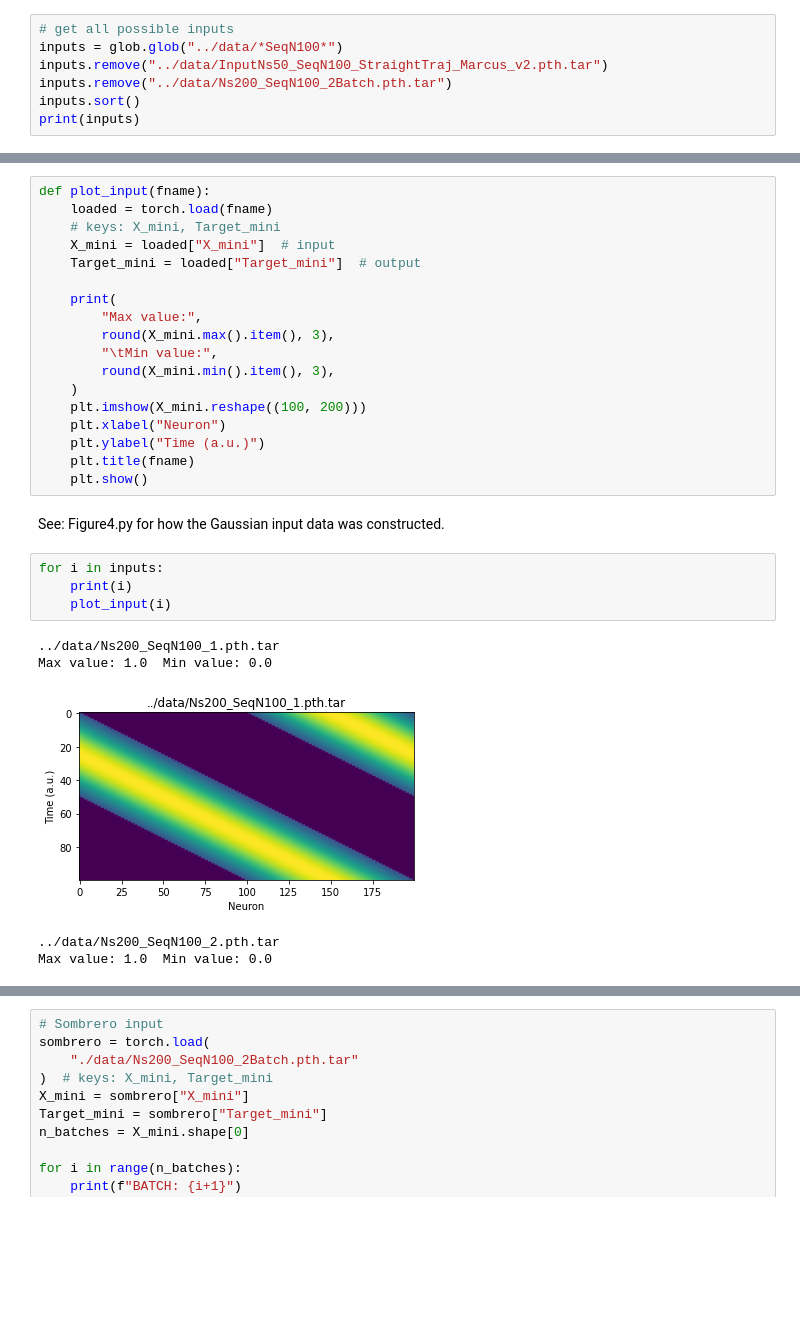
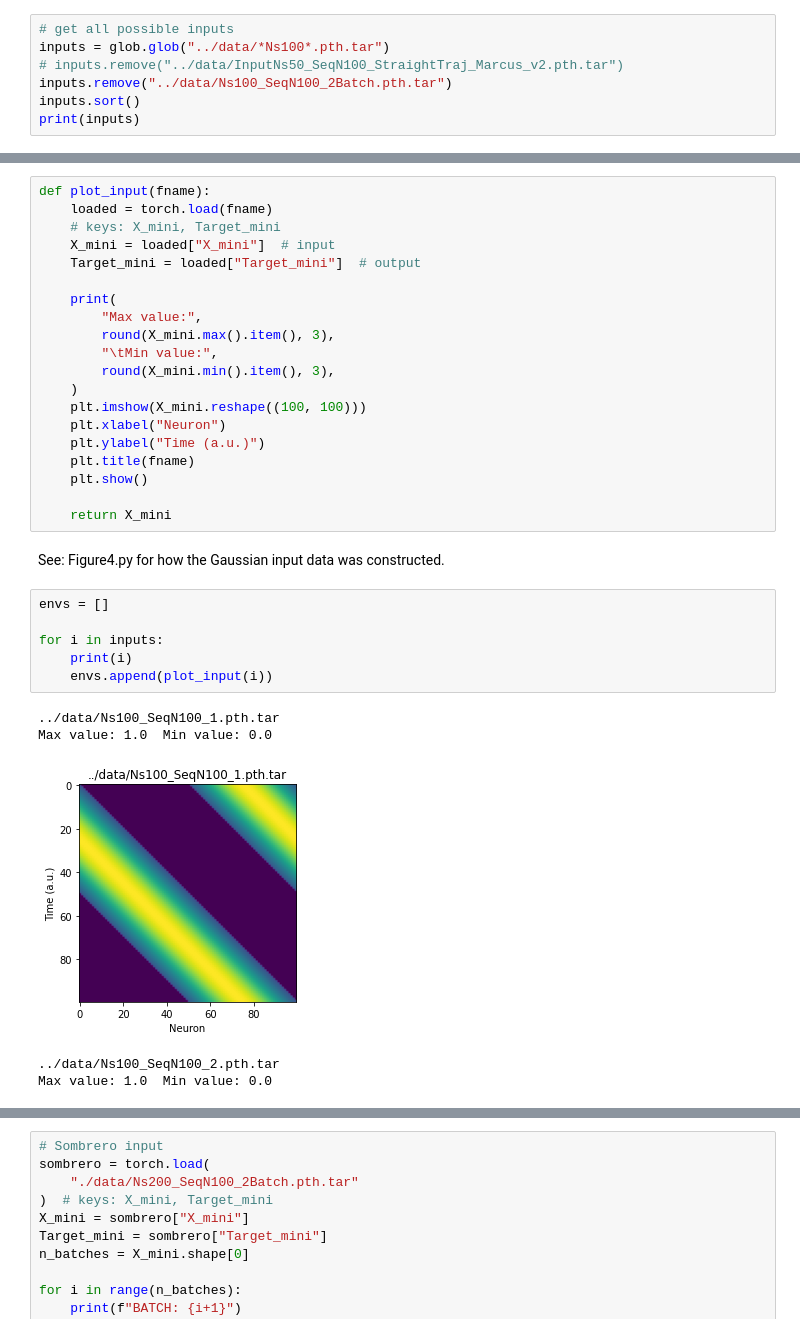
Before and after one commit to margotwagner/HCPrediction, a Jupyter notebook: notebooks/input-explorer.ipynb, the cells around one changed output, grey strips where cells are left out. Drawn from its saved outputs; the diff is of its cells as text; blank space fills up the shorter version.

```diff
--- a/notebooks/input-explorer.ipynb
+++ b/notebooks/input-explorer.ipynb
@@ -18,8 +10,8 @@ Ns200_SeqN100_1.pth.tar                           SeqN1T100.pth.tar
 # %%
 # get all possible inputs
-inputs = glob.glob("../data/*SeqN100*")
-inputs.remove("../data/InputNs50_SeqN100_StraightTraj_Marcus_v2.pth.tar")
-inputs.remove("../data/Ns200_SeqN100_2Batch.pth.tar")
+inputs = glob.glob("../data/*Ns100*.pth.tar")
+# inputs.remove("../data/InputNs50_SeqN100_StraightTraj_Marcus_v2.pth.tar")
+inputs.remove("../data/Ns100_SeqN100_2Batch.pth.tar")
 inputs.sort()
 print(inputs)
 # %% [output]
@@ -37,20 +29,24 @@ def plot_input(fname):
         "\tMin value:",
         round(X_mini.min().item(), 3),
     )
-    plt.imshow(X_mini.reshape((100, 200)))
+    plt.imshow(X_mini.reshape((100, 100)))
     plt.xlabel("Neuron")
     plt.ylabel("Time (a.u.)")
     plt.title(fname)
     plt.show()
+
+    return X_mini
 # %% [markdown]
 See: Figure4.py for how the Gaussian input data was constructed.
 # %%
+envs = []
+
 for i in inputs:
     print(i)
-    plot_input(i)
+    envs.append(plot_input(i))
 # %% [output]
-../data/Ns200_SeqN100_1.pth.tar
+../data/Ns100_SeqN100_1.pth.tar
 Max value: 1.0  Min value: 0.0
-[figure, old version]
+[figure, new version]
-../data/Ns200_SeqN100_2.pth.tar
+../data/Ns100_SeqN100_2.pth.tar
 Max value: 1.0  Min value: 0.0
```
Also changed, not shown: parts of 8 cells of this notebook, 3 other files.
